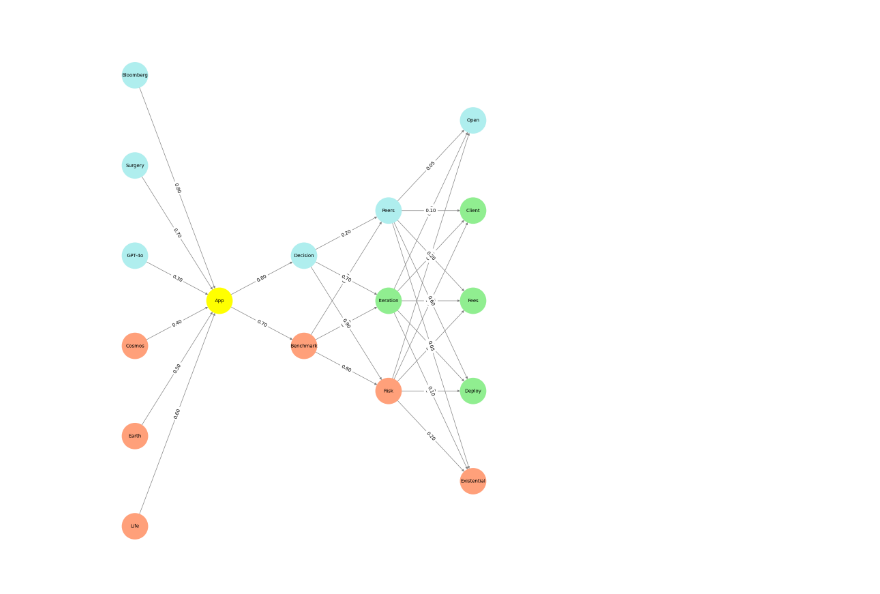
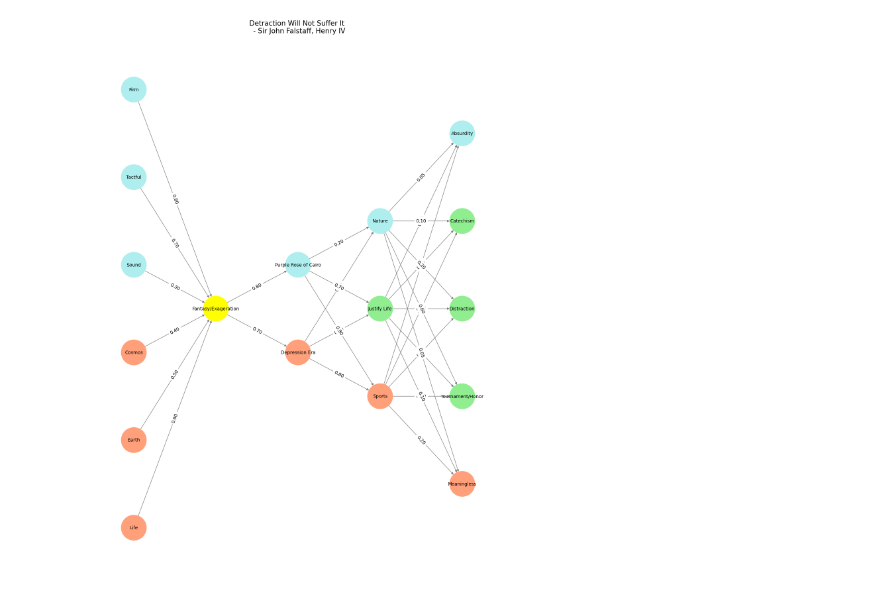
Before and after one commit to abikesa/schlemiel, a Jupyter notebook: kitabo/ensi/_build/jupyter_execute/index.ipynb, the cells around one changed output. Saved outputs shown, nothing was run; the diff lists cells and outputs as text; code cells hidden in the pictures.

```diff
--- a/kitabo/ensi/_build/jupyter_execute/index.ipynb
+++ b/kitabo/ensi/_build/jupyter_execute/index.ipynb
@@ -73,15 +73,15 @@ import networkx as nx
 # Define the neural network structure
 def define_layers():
     return {
-        'Pre-Input': ['Life','Earth', 'Cosmos', 'GPT-4o', 'Surgery', 'Bloomberg', ],
-        'Yellowstone': ['App'],
-        'Input': ['Benchmark', 'Decision'],
+        'Pre-Input': ['Life','Earth', 'Cosmos', 'Sound', 'Tactful', 'Firm', ],
+        'Yellowstone': ['Fantasy/Exageration'],
+        'Input': ['Depression Era', 'Purple Rose of Cairo'],
         'Hidden': [
-            'Risk',
-            'Iteration',
-            'Peers',
+            'Sports',
+            'Justify Life',
+            'Nature',
         ],
-        'Output': ['Existential', 'Deploy', 'Fees', 'Client', 'Open',    ]
+        'Output': ['Meaningless', 'Tournament/Honor', 'Distraction', 'Catechism', 'Absurdity',    ]
     }
 
 # Define weights for the connections
@@ -109,25 +109,25 @@ def define_weights():
 
 # Assign colors to nodes
 def assign_colors(node, layer):
-    if node == 'App':
+    if node == 'Fantasy/Exageration':
         return 'yellow'
-    if layer == 'Pre-Input' and node in ['GPT-4o', 'Surgery', 'Bloomberg']:
+    if layer == 'Pre-Input' and node in ['Sound', 'Tactful', 'Firm']:
         return 'paleturquoise'
-    elif layer == 'Input' and node == 'Decision':
+    elif layer == 'Input' and node == 'Purple Rose of Cairo':
         return 'paleturquoise'
     elif layer == 'Hidden':
-        if node == 'Peers':
+        if node == 'Nature':
             return 'paleturquoise'
-        elif node == 'Iteration':
+        elif node == 'Justify Life':
             return 'lightgreen'
-        elif node == 'Risk':
+        elif node == 'Sports':
             return 'lightsalmon'
     elif layer == 'Output':
-        if node == 'Open':
+        if node == 'Absurdity':
             return 'paleturquoise'
-        elif node in ['Client', 'Fees', 'Deploy']:
+        elif node in ['Catechism', 'Distraction', 'Tournament/Honor']:
             return 'lightgreen'
-        elif node == 'Existential':
+        elif node == 'Meaningless':
             return 'lightsalmon'
     return 'lightsalmon'  # Default color
 
@@ -163,32 +163,32 @@ def visualize_nn():
         for i, source in enumerate(layers[source_layer]):
             for j, target in enumerate(layers[target_layer]):
                 weight = weight_matrix[i, j]
                 G.add_edge(source, target, weight=weight)
 
     # Customize edge thickness for specific relationships
     edge_widths = []
     for u, v in G.edges():
         if u in layers['Hidden'] and v == 'Kapital':
             edge_widths.append(6)  # Highlight key edges
         else:
             edge_widths.append(1)
 
     # Draw the graph
     plt.figure(figsize=(12, 16))
     nx.draw(
         G, pos, with_labels=True, node_color=node_colors, edge_color='gray',
         node_size=3000, font_size=10, width=edge_widths
     )
     edge_labels = nx.get_edge_attributes(G, 'weight')
     nx.draw_networkx_edge_labels(G, pos, edge_labels={k: f'{v:.2f}' for k, v in edge_labels.items()})
-    plt.title(" ")
+    plt.title("Detraction Will Not Suffer It \n - Sir John Falstaff, Henry IV\n", fontsize=15)
 
     # Save the figure to a file
     plt.savefig("figures/logo.png", format="png")
 
     plt.show()
 
 # Run the visualization
 visualize_nn()
 # %% [output]
-[figure, old version]
+[figure, new version]
```
Also changed, not shown: parts of 3 cells of this notebook, 17 other files.
